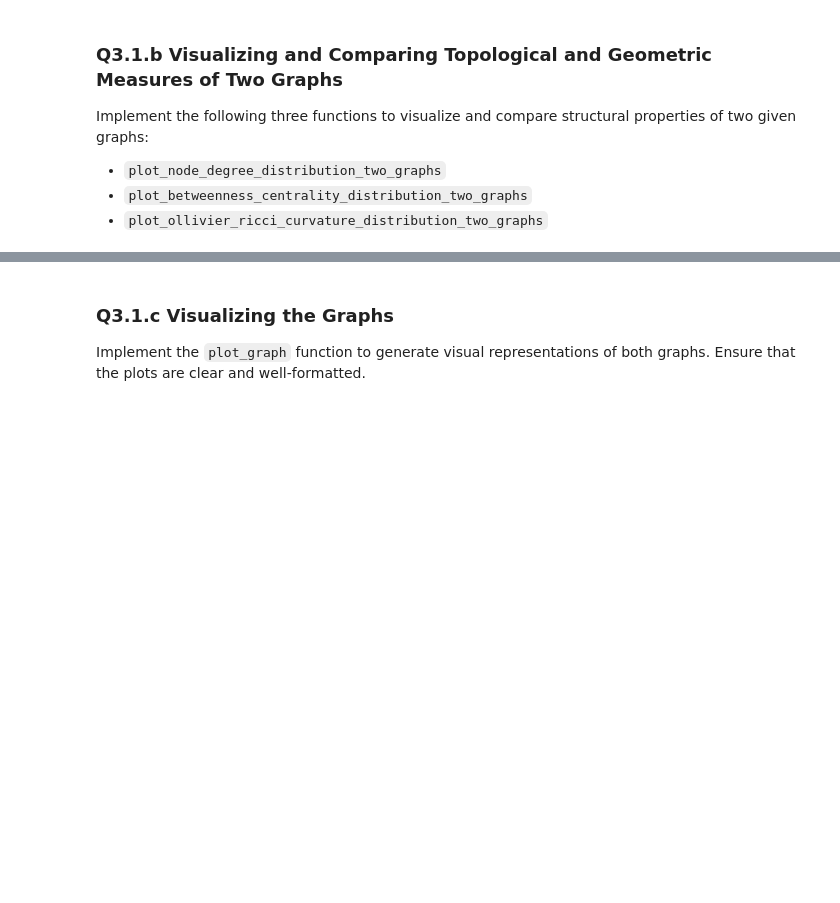
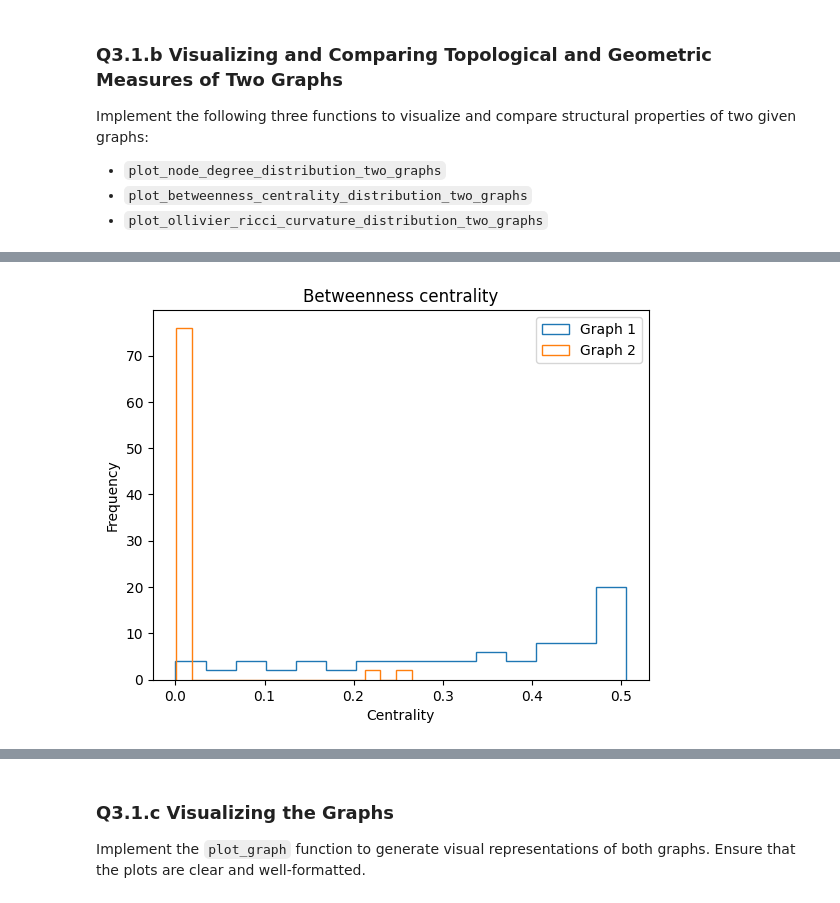
Before and after one commit to yingyan797/graph-learning, a Jupyter notebook: q3_topology.ipynb, the cells around one changed output, grey strips where cells are left out. Cells and saved outputs as stored; diff of their text form; code cells hidden in the pictures; blank space fills up the shorter version.

```diff
--- a/q3_topology.ipynb
+++ b/q3_topology.ipynb
@@ -106,13 +117,21 @@ def plot_node_degree_distribution_two_graphs(A1, A2, ...):
 # MODIFY THE CODE BELOW
 # ####################################################
 
-def plot_betweenness_distribution_two_graphs(A1, A2, ...):
+def plot_betweenness_distribution_two_graphs(A1, A2):
     """
     Plots the betweenness centrality distributions of two graphs
     defined by adjacency matrices A1 and A2 (each of shape (N, N))
     in a single figure.
     """
-    pass
+    plt.title("Betweenness centrality")
+    plt.xlabel("Centrality")
+    plt.ylabel("Frequency")
+    for A in (A1, A2):
+        graph = nx.from_numpy_array(A.numpy())
+        nodes = nx.betweenness_centrality(graph)
+        plt.hist(list(nodes.values()), bins=15, histtype='step', label="Graph 1" if A is A1 else "Graph 2")
+    plt.legend()
+    plt.show()
 # %%
 # ####################################################
 # MODIFY THE CODE BELOW
@@ -165,3 +191,5 @@ plot_node_degree_distribution_two_graphs(G1_train[1], G2_train[1], ...)
 # %%
-plot_betweenness_distribution_two_graphs(G1_train[1], G2_train[1], ...)
+plot_betweenness_distribution_two_graphs(G1_train[1], G2_train[1])
+# %% [output]
+[figure, added]
 # %%
```
Also changed, not shown: parts of 12 cells of this notebook, 1 other file.
